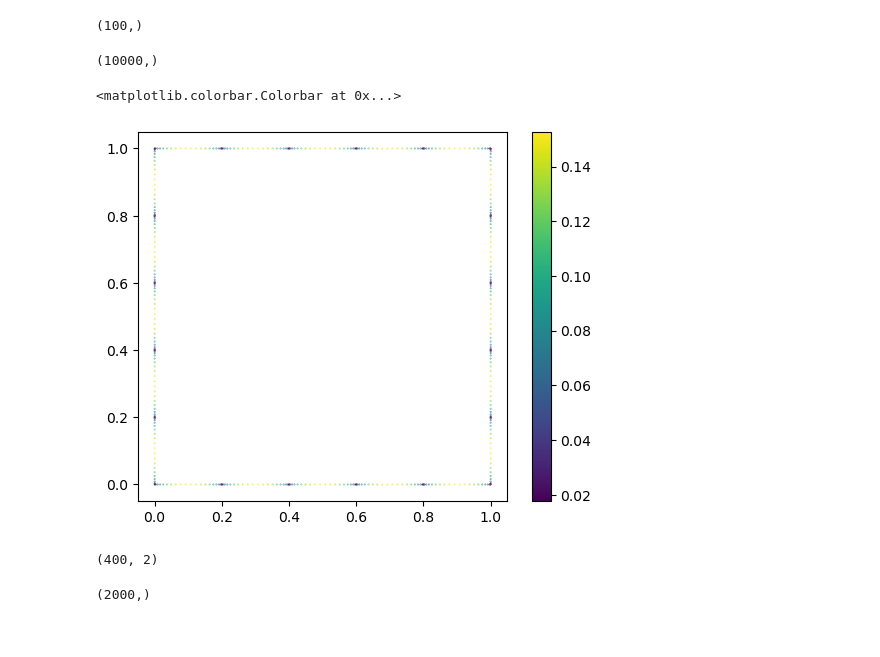
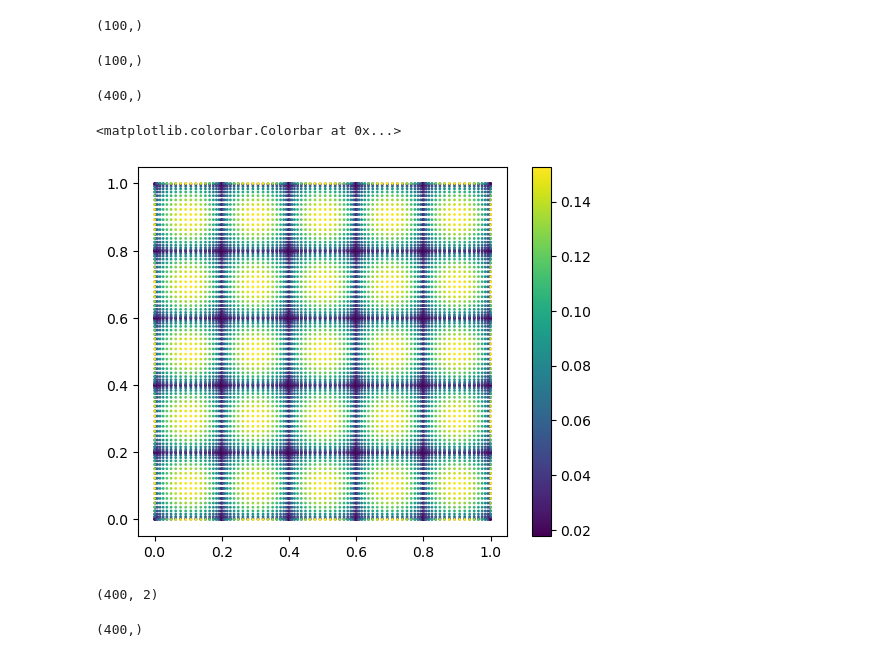
Before and after one commit to JoostHMPrins/ngo, a Jupyter notebook: developnotebooks/gausslegendre.ipynb, the cells around one changed output. Drawn from its saved outputs; the diff is of its cells as text; code cells hidden in the pictures.

```diff
--- a/developnotebooks/gausslegendre.ipynb
+++ b/developnotebooks/gausslegendre.ipynb
@@ -38,9 +29,12 @@ w_Gamma = np.stack((w_Gamma,w_Gamma,w_Gamma,w_Gamma)).flatten()
 # %%
-gauss_pts = x_Gamma/2 + 0.5
-x_Q_Gamma = []
-weights = []
+x, w = np.polynomial.legendre.leggauss(int(Q/5))
+x = x/2 + 0.5
+xi_Gamma_i = []
+w_Gamma_i = []
 for i in range(5):
-    x_Q_Gamma.append(0.2*gauss_pts + 0.2*i)
-x_Q_Gamma = np.array(x_Q_Gamma)
-x_Q_Gamma = x_Q_Gamma.flatten()
+    xi_Gamma_i.append(0.2*x + 0.2*i)
+    w_Gamma_i.append(w)
+xi_Gamma_i = np.array(xi_Gamma_i)
+xi_Gamma_i = xi_Gamma_i.flatten()
+w_Gamma_i = np.array(w_Gamma_i).flatten()
 # %%
@@ -48,18 +42,18 @@ x_Q_Gamma.shape
 # %% [output]
 (100,)
 # %%
-w.shape
+w_Gamma_i.shape
 # %% [output]
-(10000,)
+(100,)
 # %%
 Gamma_l = np.zeros((Q,2))
-Gamma_l[:,1] = x_Q_Gamma
+Gamma_l[:,1] = xi_Gamma_i
 Gamma_r = np.ones((Q,2))
-Gamma_r[:,1] = x_Q_Gamma
+Gamma_r[:,1] = xi_Gamma_i
 Gamma_b = np.zeros((Q,2))
-Gamma_b[:,0] = x_Q_Gamma
+Gamma_b[:,0] = xi_Gamma_i
 Gamma_t = np.ones((Q,2))
-Gamma_t[:,0] = x_Q_Gamma
+Gamma_t[:,0] = xi_Gamma_i
 
 Gamma = np.zeros((4,Q,2))
 Gamma[0] = Gamma_l
@@ -68,18 +62,24 @@ Gamma[2] = Gamma_b
 Gamma[3] = Gamma_t
 
 Gamma = Gamma.reshape(Gamma.shape[0]*Gamma.shape[1],Gamma.shape[2])
+w_Gamma = np.array([w_Gamma_i,w_Gamma_i,w_Gamma_i,w_Gamma_i]).flatten()
+# %%
+w_Gamma.shape
+# %% [output]
+(400,)
 # %%
-plt.scatter(Gamma[:,0], Gamma[:,1], c=w_Gamma, s=0.1)
+plt.scatter(xi_Omega[:,0], xi_Omega[:,1], s=1, c=w_Omega)
+plt.scatter(Gamma[:,0], Gamma[:,1], c=w_Gamma, s=1)
 plt.axis('square')
 plt.colorbar()
 # %% [output]
 <matplotlib.colorbar.Colorbar at 0x...>
-[figure, old version]
+[figure, new version]
 # %%
 Gamma.shape
 # %% [output]
 (400, 2)
 # %%
-weights.shape
+w_Gamma.shape
 # %% [output]
-(2000,)
+(400,)
```
Also changed, not shown: parts of 10 cells of this notebook, 2 other files.
